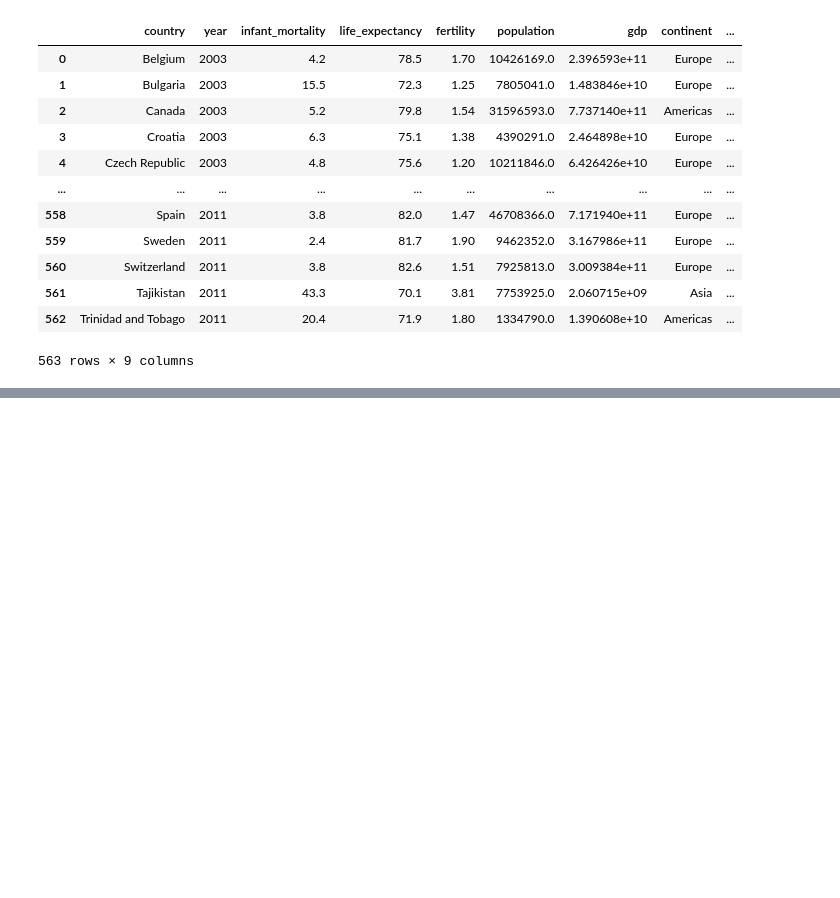
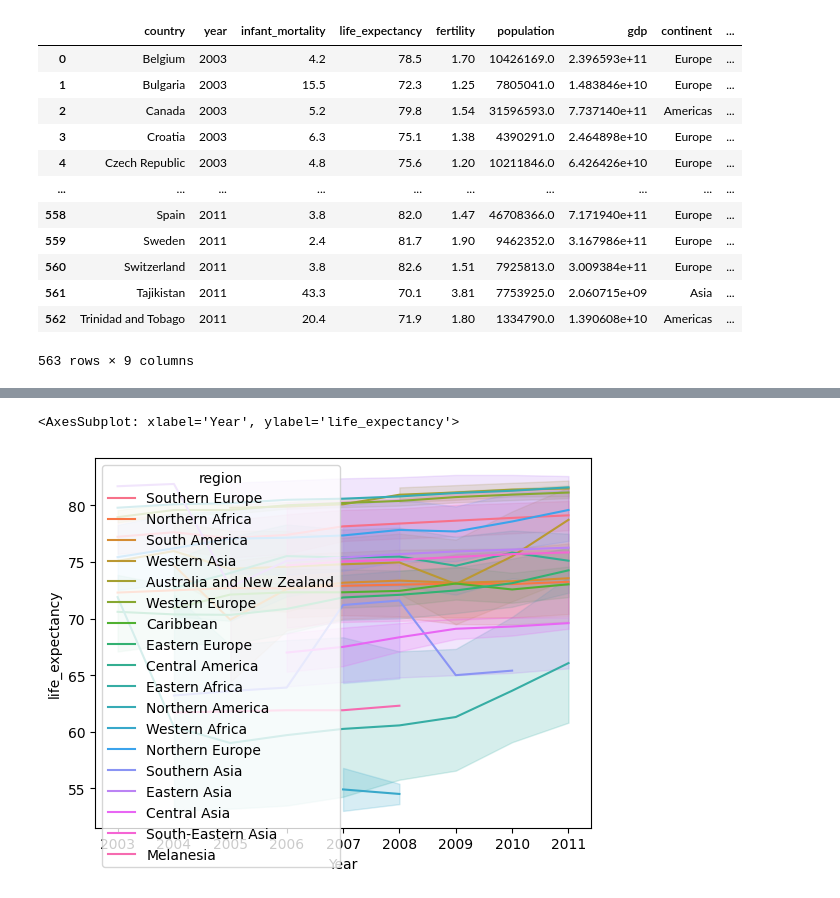
Before and after one commit to baywigg/DS2002Final, a Jupyter notebook: Analysis/analysis.ipynb, the cells around one changed output, grey strips where cells are left out. Cells and saved outputs as stored; diff of their text form; code cells hidden in the pictures; blank space fills up the shorter version.

Commit message:
trying some visualizations

```diff
--- a/Analysis/analysis.ipynb
+++ b/Analysis/analysis.ipynb
@@ -3,5 +3,5 @@
 from mysql_to_pandas import get_dataframe_from_mysql
 database = "DS2002FinalData"
 # %%
-crime_df = get_dataframe_from_mysql("MentalHealthAndSACrimeRate", database)
+mhealth_df = get_dataframe_from_mysql("MentalHealthAndSACrimeRate", database)
 gapminder_df = get_dataframe_from_mysql("Gapminder", database)
@@ -39,0 +45,5 @@ gapminder_df
+# %%
+gap_mhealth = pd.merge(mhealth_df, gapminder_df, left_on=['Entity', 'Year'], right_on=['country', 'year'])
+# %%
+gap_mhealth = gap_mhealth.drop(columns=["country", "year"])
+gap_mhealth
@@ -39,0 +64,5 @@ gapminder_df
+# %%
+sb.lineplot(x='Year', y='life_expectancy', hue='region', data=gap_mhealth)
+# %% [output]
+<AxesSubplot: xlabel='Year', ylabel='life_expectancy'>
+[figure, added]
```
Also changed, not shown: parts of 5 cells of this notebook, 1 other file.
